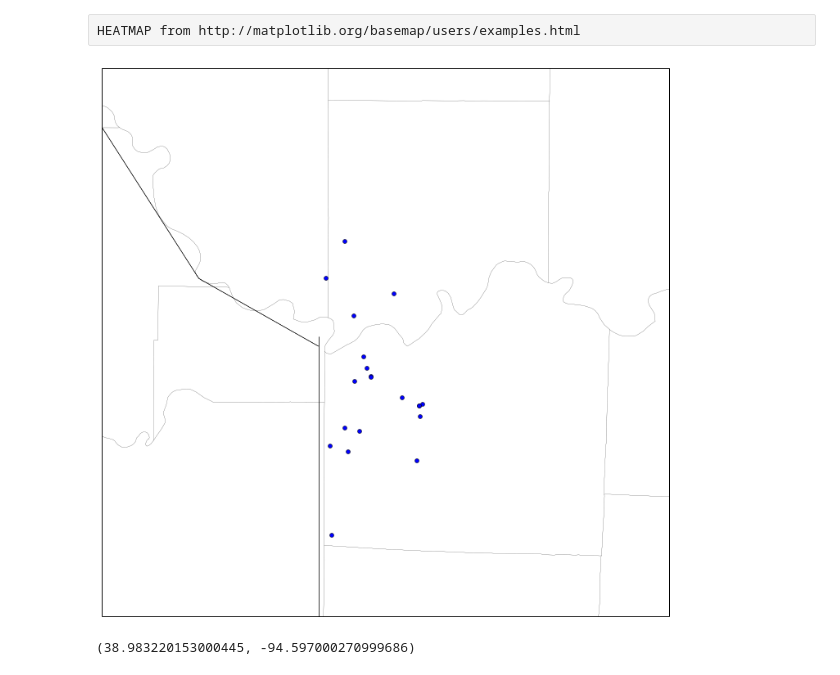
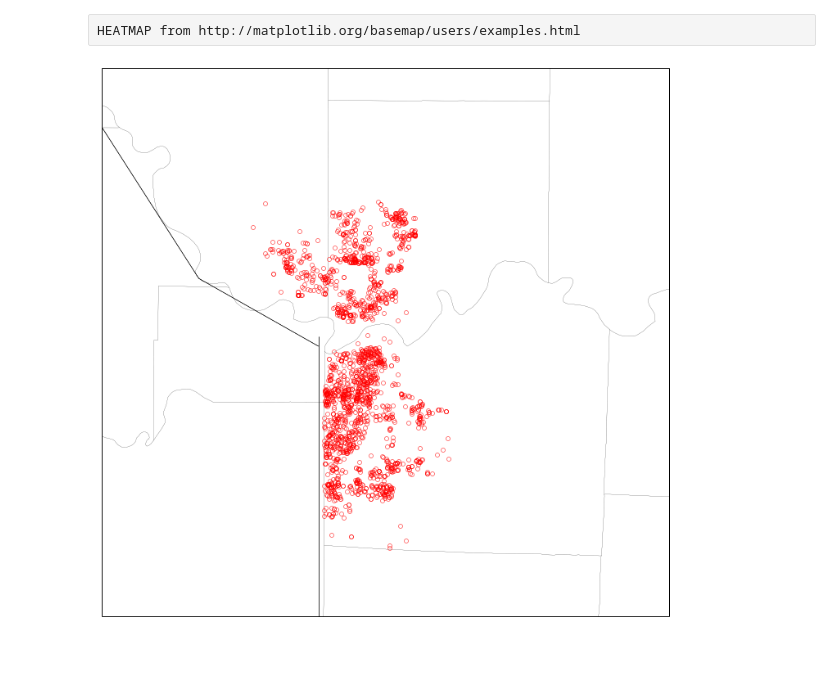
Before and after one commit to nikisix/kcData, a Jupyter notebook: 311/learn.ipynb, the cells around one changed output. Cells and saved outputs as stored; diff of their text form; code cells hidden in the pictures.

```diff
--- a/311/learn.ipynb
+++ b/311/learn.ipynb
@@ -7,4 +7,4 @@ import re
 import operator
 import feedparser
 # %%
-d = pd.read_csv('data/311data')
+d = pd.read_csv('data/311data', nrows=1000)
@@ -11,6 +15,6 @@ d = pd.read_csv('data/311data')
 # %%
-d2 = pd.DataFrame(d,index=range(0,20))
-d2 = pd.DataFrame(d2,columns=['creation_date', 'closed_date', 'latitude', 'longitude', 'request_type'])
-d2
+d = pd.DataFrame(d,columns=['creation_date', 'closed_date', 'latitude', 'longitude', 'request_type'])
+d = d.sort(columns=['closed_date'])
+d
 # %% [output]
 |  | creation_date | closed_date | latitude | longitude | request_type |
@@ -86,31 +142,27 @@ data
 # %% [raw]
 HEATMAP from http://matplotlib.org/basemap/users/examples.html
 # %%
-d2 = pd.DataFrame(d,index=range(0,20))
+d2 = pd.DataFrame(d,index=range(0,2000))
 d2 = pd.DataFrame(d2,columns=['creation_date', 'closed_date', 'latitude', 'longitude', 'request_type'])
 # %%
 from mpl_toolkits.basemap import Basemap
 import matplotlib.pyplot as plt
 import numpy as np
 
 plt.figure(figsize=(24,12))
 map = Basemap(projection='merc', lat_0=39, lon_0=-94,
     resolution = 'l', area_thresh = 3000.0,
     llcrnrlon=-95, llcrnrlat=38.75,
     urcrnrlon=-94, urcrnrlat=39.5)
 
 map.drawcounties()
 map.drawstates()
 
 lons = d2.longitude.values
 lats = d2.latitude.values
 x,y = map(lons, lats)
-map.plot(x, y, 'bo', markersize=5)
+map.plot(x, y, 'ro',fillstyle='none', markersize=5)
 
 plt.show()
 # %% [output]
-[figure, old version]
+[figure, new version]
-# %%
-d2.latitude[1], d2.longitude[1]
-# %% [output]
-(38.983220153000445, -94.597000270999686)
```
Also changed, not shown: parts of 8 cells of this notebook, 2 other files.
